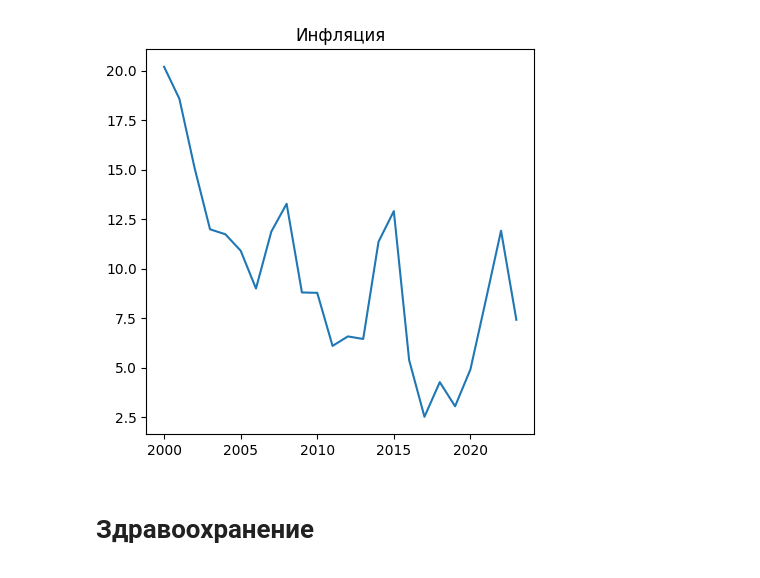
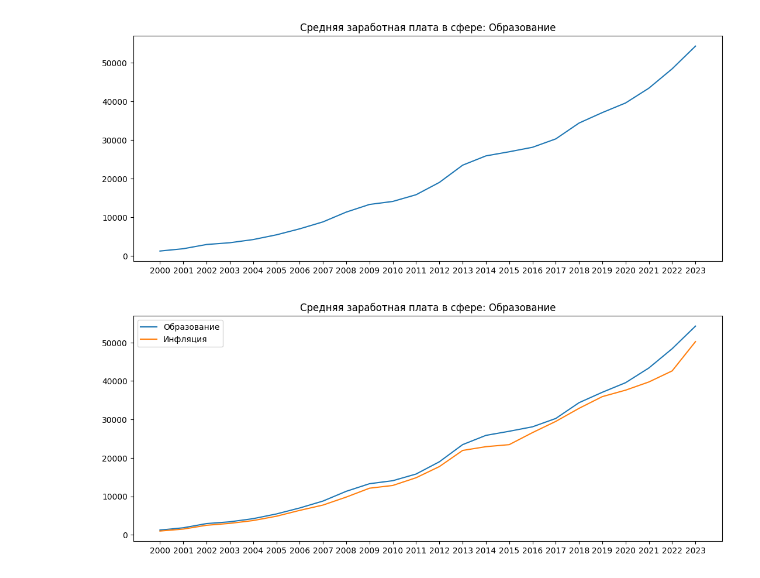
Before and after one commit to Borislove/salary-analysis-643-py, a Jupyter notebook: salary_analysis_643_py.ipynb, the cells around one changed output. Saved outputs shown, nothing was run; the diff lists cells and outputs as text; code cells hidden in the pictures.

```diff
--- a/salary_analysis_643_py.ipynb
+++ b/salary_analysis_643_py.ipynb
@@ -78,0 +10,5 @@ plt.show()
+# %%
+# ---------DATA-------------
+url = 'https://raw.githubusercontent.com/Borislove/files/main/data/data.csv'
+DATA = pd.read_csv(url, index_col=0)
+DATA.head(3)
@@ -78,0 +22,14 @@ plt.show()
+# %%
+#
+education = DATA.values[0]
+healthcare = DATA.values[1]
+security = DATA.values[2]
+inflation = DATA.values[3]
+
+columns = DATA.columns
+
+txt = 'Средняя заработная плата в сфере: '
+txt_education = 'Образование'
+txt_healthcare = 'Здравоохранение и предоставление социальных услуг'
+txt_security = 'Государственное управление и обеспечение военной безопасности; социальное страхование'
+txt_inflation = 'Инфляция'
@@ -79,9 +57,17 @@ plt.show()
+# %%
+# Образование без учета инфляции
+plt.figure(figsize=(13, 5))
+plt.title(txt + txt_education)
+plt.plot(columns, education)
+plt.show()
+# %% [output]
+[figure, added]
 # %%
-plt.figure(figsize=(5, 5))
-plt.plot(infl_data.columns, infl_data[mask2].values[0])
-plt.title("Инфляция")
+plt.figure(figsize=(13, 5))
+plt.title(txt + txt_education)
+plt.plot(columns, education)
+plt.plot(columns, (1- inflation / 100 ) * education)
+plt.legend([txt_education, txt_inflation])
 plt.show()
 # %% [output]
-[figure, old version]
+[figure, new version]
-# %% [markdown]
-# Здравоохранение
```
Also changed, not shown: parts of 23 cells of this notebook.
